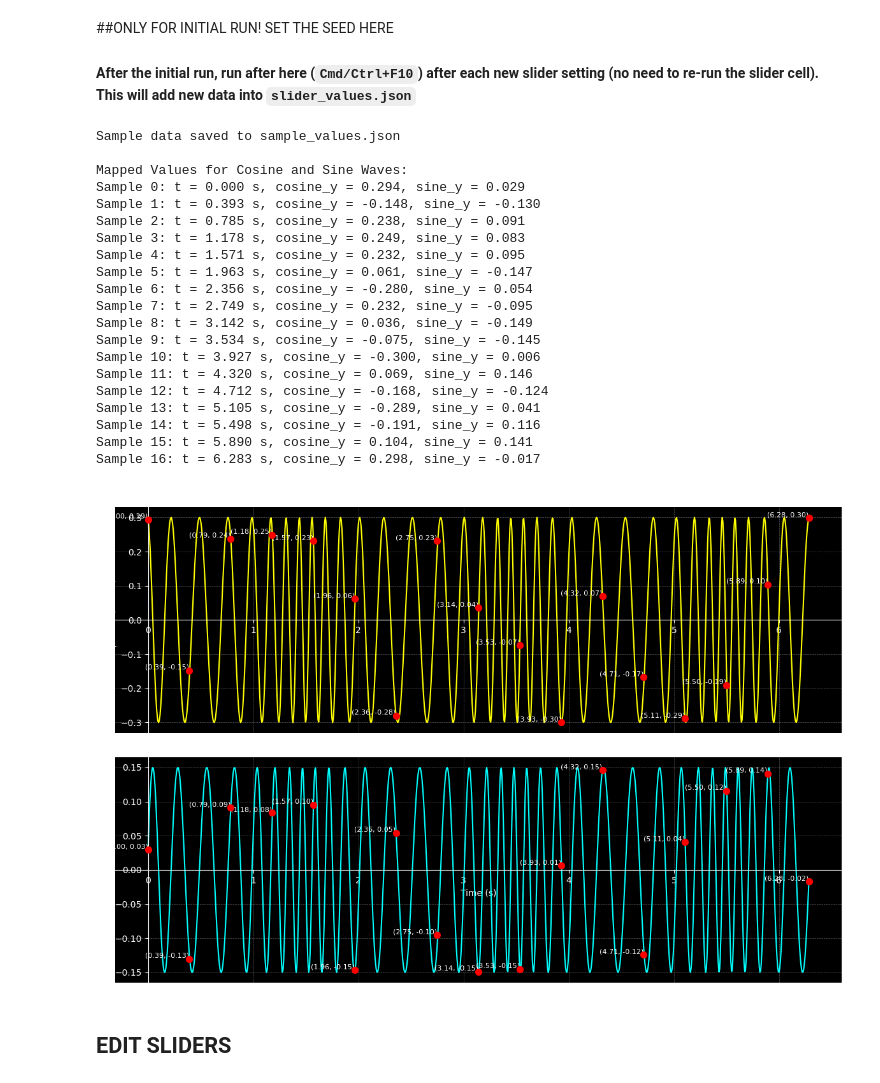
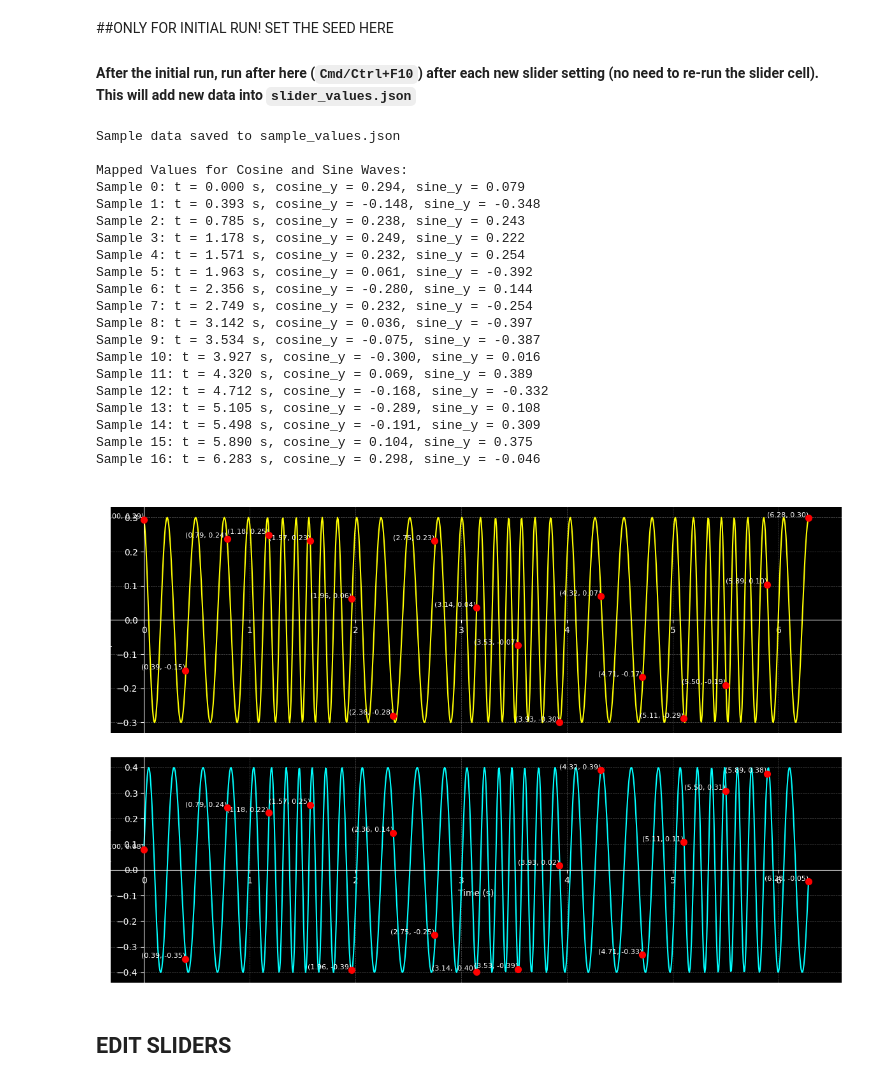
Before and after one commit to hayakzan/quatrieme-melodie, a Jupyter notebook: Quatrieme_melodie.ipynb, the cells around one changed output. Saved outputs shown, nothing was run; the diff lists cells and outputs as text; code cells hidden in the pictures.

```diff
--- a/Quatrieme_melodie.ipynb
+++ b/Quatrieme_melodie.ipynb
@@ -47,7 +47,7 @@ def update_slider_values(change):
     "x_offset": round(random.uniform(0.4, 3.0), 2),
     "y_offset": round(random.uniform(0.0, 0.0), 2),  # not using this
     "rhythm_deviation": round(random.uniform(0.0, 0.3), 2),
-    "pitch_deviation": round(random.uniform(0.0, 0.15), 2),
+    "pitch_deviation": round(random.uniform(0.0, 0.4), 2),
     "accidental_deviation": random.randint(10, 20),
 
     "amp_1_slider": round(random.uniform(0.0, 1.0), 2),
@@ -99,7 +99,7 @@ def plot_true_vibrato_with_sine_subplots_and_save_json(
 
     # Generate the modulated cosine and sine waves
     y_continuous_cosine = np.cos(instantaneous_phase) * 0.3
-    y_continuous_sine = np.sin(instantaneous_phase) * 0.15
+    y_continuous_sine = np.sin(instantaneous_phase) * 0.4
 
     # Use the continuous phase and envelope to directly sample points
     sampled_indices = np.searchsorted(t_continuous, t_samples)  # Find indices in continuous time array
@@ -185,51 +185,51 @@ def plot_true_vibrato_with_sine_subplots_and_save_json(
     axs[1].set_facecolor('black')
 
     # Adjust layout
     plt.tight_layout()
 
     # Show the plot
     plt.show()
 
     return t_samples, y_samples_cosine, y_samples_sine  # Return sampled times and values
 
 # Example usage
 frequency = 5            # Base frequency of the waves
 periods = 5              # Number of periods to display
 num_samples = 17         # Number of sample points
 vibrato_frequency = 0.5  # Frequency of the vibrato oscillation
 vibrato_depth = 0.4      # Strength of vibrato (percentage deviation from base frequency)
 json_filename = 'sample_values.json'  # Output JSON file name
 
 t_samples, y_samples_cosine, y_samples_sine = plot_true_vibrato_with_sine_subplots_and_save_json(
     frequency=frequency,
     periods=periods,
     num_samples=num_samples,
     vibrato_frequency=vibrato_frequency,
     vibrato_depth=vibrato_depth,
     json_filename=json_filename
 )
 # %% [output]
 Sample data saved to sample_values.json
 
 Mapped Values for Cosine and Sine Waves:
-Sample 0: t = 0.000 s, cosine_y = 0.294, sine_y = 0.029
-Sample 1: t = 0.393 s, cosine_y = -0.148, sine_y = -0.130
-Sample 2: t = 0.785 s, cosine_y = 0.238, sine_y = 0.091
-Sample 3: t = 1.178 s, cosine_y = 0.249, sine_y = 0.083
-Sample 4: t = 1.571 s, cosine_y = 0.232, sine_y = 0.095
-Sample 5: t = 1.963 s, cosine_y = 0.061, sine_y = -0.147
-Sample 6: t = 2.356 s, cosine_y = -0.280, sine_y = 0.054
-Sample 7: t = 2.749 s, cosine_y = 0.232, sine_y = -0.095
-Sample 8: t = 3.142 s, cosine_y = 0.036, sine_y = -0.149
-Sample 9: t = 3.534 s, cosine_y = -0.075, sine_y = -0.145
-Sample 10: t = 3.927 s, cosine_y = -0.300, sine_y = 0.006
-Sample 11: t = 4.320 s, cosine_y = 0.069, sine_y = 0.146
-Sample 12: t = 4.712 s, cosine_y = -0.168, sine_y = -0.124
-Sample 13: t = 5.105 s, cosine_y = -0.289, sine_y = 0.041
-Sample 14: t = 5.498 s, cosine_y = -0.191, sine_y = 0.116
-Sample 15: t = 5.890 s, cosine_y = 0.104, sine_y = 0.141
-Sample 16: t = 6.283 s, cosine_y = 0.298, sine_y = -0.017
+Sample 0: t = 0.000 s, cosine_y = 0.294, sine_y = 0.079
+Sample 1: t = 0.393 s, cosine_y = -0.148, sine_y = -0.348
+Sample 2: t = 0.785 s, cosine_y = 0.238, sine_y = 0.243
+Sample 3: t = 1.178 s, cosine_y = 0.249, sine_y = 0.222
+Sample 4: t = 1.571 s, cosine_y = 0.232, sine_y = 0.254
+Sample 5: t = 1.963 s, cosine_y = 0.061, sine_y = -0.392
+Sample 6: t = 2.356 s, cosine_y = -0.280, sine_y = 0.144
+Sample 7: t = 2.749 s, cosine_y = 0.232, sine_y = -0.254
+Sample 8: t = 3.142 s, cosine_y = 0.036, sine_y = -0.397
+Sample 9: t = 3.534 s, cosine_y = -0.075, sine_y = -0.387
+Sample 10: t = 3.927 s, cosine_y = -0.300, sine_y = 0.016
+Sample 11: t = 4.320 s, cosine_y = 0.069, sine_y = 0.389
+Sample 12: t = 4.712 s, cosine_y = -0.168, sine_y = -0.332
+Sample 13: t = 5.105 s, cosine_y = -0.289, sine_y = 0.108
+Sample 14: t = 5.498 s, cosine_y = -0.191, sine_y = 0.309
+Sample 15: t = 5.890 s, cosine_y = 0.104, sine_y = 0.375
+Sample 16: t = 6.283 s, cosine_y = 0.298, sine_y = -0.046
-[figure, old version]
+[figure, new version]
 # %%
 import json
 
```
Also changed, not shown: parts of 5 cells of this notebook.
